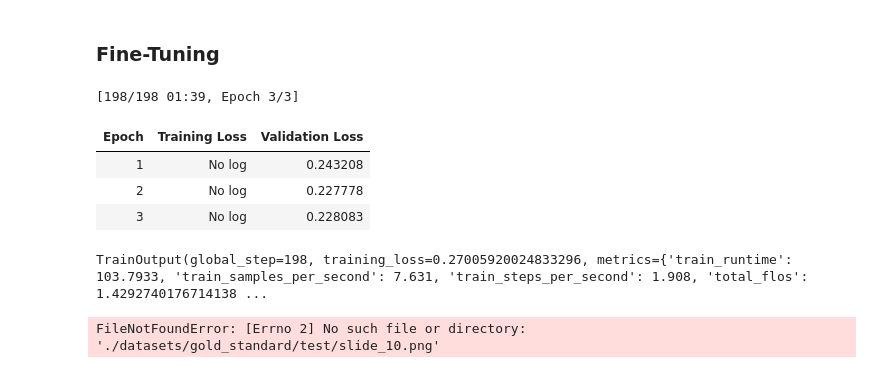
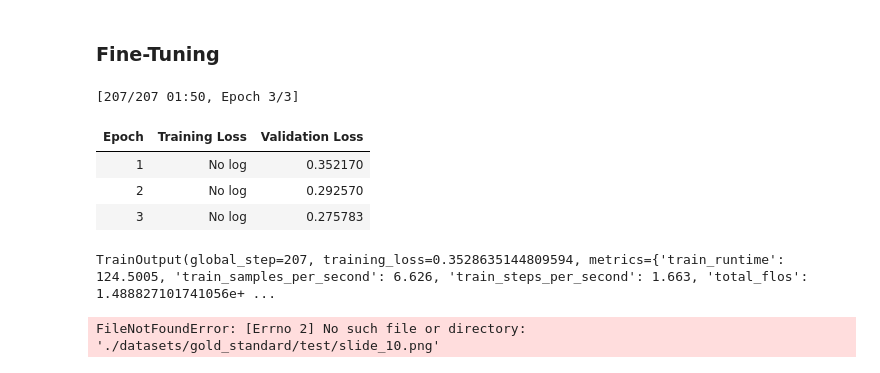
Before and after one commit to Ankinator/ankinator-flashcard-models, a Jupyter notebook: notebooks/models/image-to-text/Image_Captioning_vit_gpt2.ipynb, the cells around one changed output. Cells and saved outputs as stored; diff of their text form; code cells hidden in the pictures.

```diff
--- a/notebooks/models/image-to-text/Image_Captioning_vit_gpt2.ipynb
+++ b/notebooks/models/image-to-text/Image_Captioning_vit_gpt2.ipynb
@@ -157,4 +185,8 @@ from transformers import VisionEncoderDecoderModel, ViTImageProcessor, AutoToken
 model = VisionEncoderDecoderModel.from_pretrained("nlpconnect/vit-gpt2-image-captioning")
 feature_extractor = ViTImageProcessor.from_pretrained("nlpconnect/vit-gpt2-image-captioning")
 tokenizer = AutoTokenizer.from_pretrained("nlpconnect/vit-gpt2-image-captioning")
+
+synthetic_slides = VitGPT2Synthetic(slide_path=["datasets/synthetic_slides/pdf/render_2_230.pdf", "datasets/synthetic_slides/pdf/render_6_230.pdf"])
+
+synthetic_slides.build_dataset(feature_extractor, tokenizer)
 # %% [output]
@@ -268,23 +291,29 @@ training_args = Seq2SeqTrainingArguments(
 )
 # %%
 from transformers import default_data_collator
+
+train_dataset=synthetic_slides.dataset["train"]
+eval_dataset=synthetic_slides.dataset["validation"]
+
+# train_dataset=gold_standard.dataset["train"]
+# eval_dataset=gold_standard.dataset["validation"]
 
 trainer = Seq2SeqTrainer(
     model=model,
     tokenizer=feature_extractor,
     args=training_args,
-    train_dataset=gold_standard.dataset["train"],
-    eval_dataset=gold_standard.dataset["validation"],
+    train_dataset=train_dataset,
+    eval_dataset=eval_dataset,
     data_collator=default_data_collator
 )
 trainer.train()
 # %% [output]
-[198/198 01:39, Epoch 3/3]
+[207/207 01:50, Epoch 3/3]
 | Epoch | Training Loss | Validation Loss |
-| 1 | No log | 0.243208 |
-| 2 | No log | 0.227778 |
-| 3 | No log | 0.228083 |
+| 1 | No log | 0.352170 |
+| 2 | No log | 0.292570 |
+| 3 | No log | 0.275783 |
-TrainOutput(global_step=198, training_loss=0.27005920024833296, metrics={'train_runtime': 103.7933, 'train_samples_per_second': 7.631, 'train_steps_per_second': 1.908, 'total_flos': 1.4292740176714138 ...
+TrainOutput(global_step=207, training_loss=0.3528635144809594, metrics={'train_runtime': 124.5005, 'train_samples_per_second': 6.626, 'train_steps_per_second': 1.663, 'total_flos': 1.488827101741056e+ ...
 # %%
 import numpy as np
 import torch
```
Also changed, not shown: parts of 12 cells of this notebook, 3 other files.
